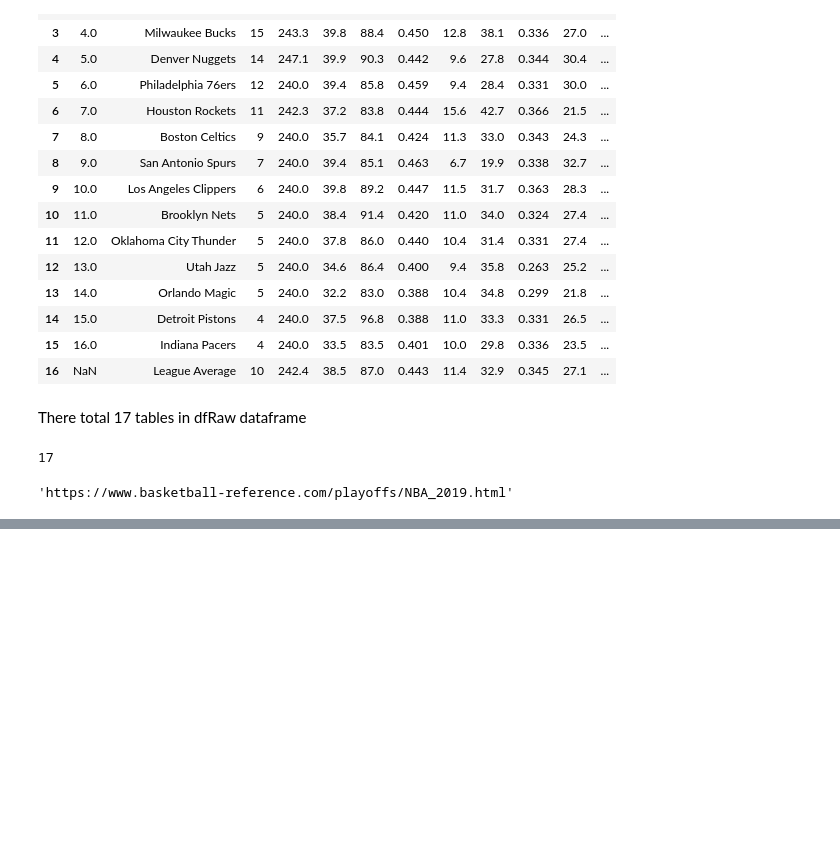
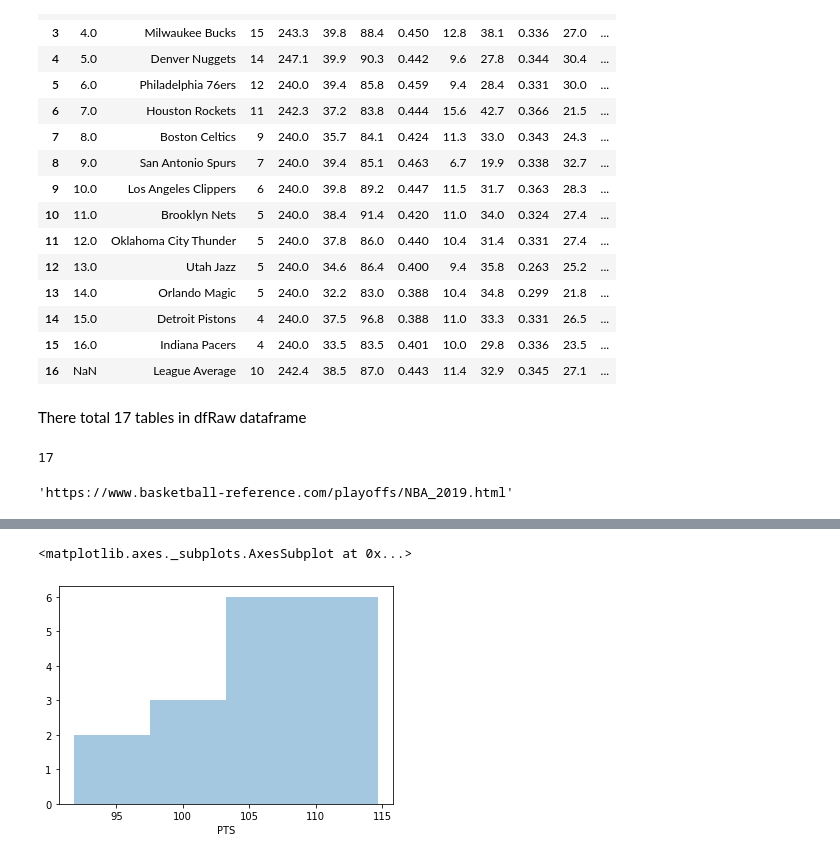
Before and after one commit to abidshafee/dataAnalysis, a Jupyter notebook: WebSrapingUsingPandasReadHTML.ipynb, the cells around one changed output, grey strips where cells are left out. Saved outputs shown, nothing was run; the diff lists cells and outputs as text; code cells hidden in the pictures; blank space fills up the shorter version.

```diff
--- a/WebSrapingUsingPandasReadHTML.ipynb
+++ b/WebSrapingUsingPandasReadHTML.ipynb
@@ -9,7 +9,7 @@ import pandas as pd
 
 year = '2019'
 site = f'https://www.basketball-reference.com/playoffs/NBA_{year}.html'
-teamState = f'https://www.basketball-reference.com/playoffs/NBA_{year}.html'
+teamState = f'https://www.basketball-reference.com/playoffs/NBA_{year}.html#team-stats-base::none'
 # %%
 site
 # %% [output]
@@ -48,5 +48,5 @@ teamState
 # %% [output]
 'https://www.basketball-reference.com/playoffs/NBA_2019.html'
 # %%
-dfTeamState = pd.read_html(teamState)
+dfTeamState = pd.read_html(teamState, header=0)
 # %%
@@ -71,0 +75,6 @@ dfTeamState
+# %%
+sns.distplot(dfTeamState[16].PTS,
+             kde=False)
+# %% [output]
+<matplotlib.axes._subplots.AxesSubplot at 0x...>
+[figure, added]
```
Also changed, not shown: parts of 2 cells of this notebook.
